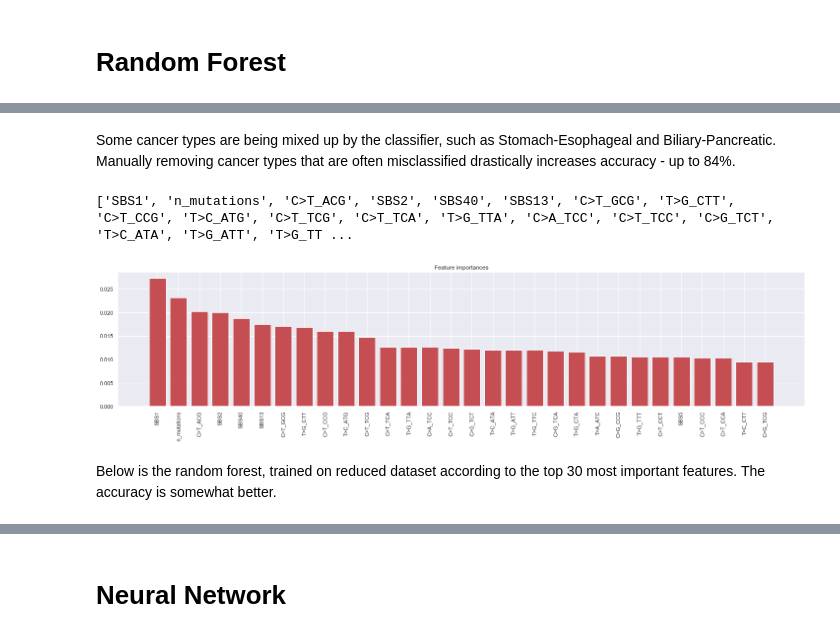
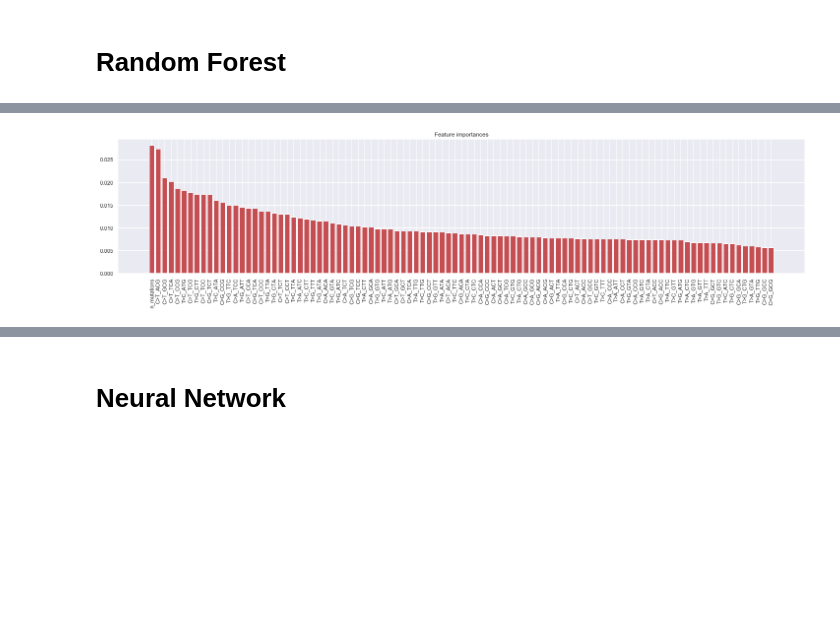
Before and after one commit to dovydask/MLMB-project, a Jupyter notebook: group_project.ipynb, the cells around one changed output, grey strips where cells are left out. Drawn from its saved outputs; the diff is of its cells as text; code cells hidden in the pictures; blank space fills up the shorter version.

```diff
--- a/group_project.ipynb
+++ b/group_project.ipynb
@@ -76,6 +76,8 @@ PCAWG_wgs_act.head(2)
 2 rows × 68 columns
 # %%
 nonPCAWG_wgs_mut = pd.read_csv ("./project_data/catalogs/WGS/WGS_Other.96.csv")
+# fix labels so that it's consistent with PCAWG_wgs_mut's
+nonPCAWG_wgs_mut.columns = [i if "AdenoCa" not in i else i.replace("AdenoCa", "AdenoCA") for i in nonPCAWG_wgs_mut.columns]
 nonPCAWG_wgs_mut.head(2)
 print(set([s.split('::')[0].split('-')[-1] for s in nonPCAWG_wgs_mut.columns[2:]]))
 # %% [output]
@@ -425,11 +436,10 @@ Below is a Random forest implementation using combined PCAWG and non-PCAWG mutat
 # %%
-d1 = construct_dataset(PCAWG_wgs_mut, subtypes=False, sample_cutoff=0)
-d2 = construct_dataset(nonPCAWG_wgs_mut, subtypes=False, sample_cutoff=0)
+d1 = construct_dataset(PCAWG_wgs_mut, subtypes=False, six_channels=False, sample_cutoff=10)
+d2 = construct_dataset(nonPCAWG_wgs_mut, subtypes=False, six_channels=False, sample_cutoff=10)
 data_rf = pd.concat([d1, d2])
 data_rf = data_rf.drop("ALL")
 data_rf = data_rf.rename(index = {"Ewings": "Sarcoma"})
-data_rf = data_rf.rename(index = {"AML": "Myeloid"})
-data_rf = data_rf.drop(manual_drop(data_rf.index.values, 10))
+data_nn = data_nn.rename(index = {"AML": "Myeloid"})
 data_rf = data_rf.sort_index()
 
 train_rf_x, test_rf_x, train_rf_y, test_rf_y, y_labels = prepare_rf_data(data_rf)
@@ -447,13 +454,0 @@ Adding signatures slightly increases accuracy, but similar misclassification pat
-# %%
-d1 = construct_dataset(PCAWG_wgs_mut, PCAWG_wgs_act, subtypes=False, sample_cutoff=0)
-d2 = construct_dataset(nonPCAWG_wgs_mut, nonPCAWG_wgs_act, subtypes=False, sample_cutoff=0)
-data_rf = pd.concat([d1, d2])
-data_rf = data_rf.drop("ALL")
-data_rf = data_rf.rename(index = {"Ewings": "Sarcoma"})
-data_rf = data_rf.rename(index = {"AML": "Myeloid"})
-data_rf = data_rf.drop(manual_drop(data_rf.index.values, 10))
-data_rf = data_rf.drop("Accuracy", axis=1)
-data_rf = data_rf.sort_index()
-
-train_rf_x, test_rf_x, train_rf_y, test_rf_y, y_labels = prepare_rf_data(data_rf)
-rf = random_forest(train_rf_x, test_rf_x, train_rf_y, test_rf_y, y_labels)
@@ -469,12 +454,0 @@ Increasing minimal sample numbers per cancer type removes some problematic cance
-# %%
-d1 = construct_dataset(PCAWG_wgs_mut, PCAWG_wgs_act, subtypes=False, sample_cutoff=0)
-d2 = construct_dataset(nonPCAWG_wgs_mut, nonPCAWG_wgs_act, subtypes=False, sample_cutoff=0)
-data_rf = pd.concat([d1, d2])
-data_rf = data_rf.rename(index = {"Ewings": "Sarcoma"})
-data_rf = data_rf.rename(index = {"AML": "Myeloid"})
-data_rf = data_rf.drop(manual_drop(data_rf.index.values, 50))
-data_rf = data_rf.drop("Accuracy", axis=1)
-data_rf = data_rf.sort_index()
-
-train_rf_x, test_rf_x, train_rf_y, test_rf_y, y_labels = prepare_rf_data(data_rf)
-rf = random_forest(train_rf_x, test_rf_x, train_rf_y, test_rf_y, y_labels)
@@ -488,16 +455,10 @@ Root Mean Squared Error: 4.097414875779597
-# %% [markdown]
-Some cancer types are being mixed up by the classifier, such as Stomach-Esophageal and Biliary-Pancreatic. Manually removing cancer types that are often misclassified drastically increases accuracy - up to 84%.
 # %%
 importances = rf.feature_importances_
-indices = np.argsort(importances)[::-1][:30]
-print(list(data_rf.columns[indices]))
+indices = np.argsort(importances)[::-1]
 plt.figure(figsize=(25,5))
 plt.title("Feature importances")
-plt.bar(range(30), importances[indices], color="r", align="center")
-plt.xticks(range(30), data_rf.columns[indices], rotation=90)
+plt.bar(range(importances.shape[0]), importances[indices], color="r", align="center")
+plt.xticks(range(importances.shape[0]), data_rf.columns[indices], rotation=90)
 plt.show()
 # %% [output]
-['SBS1', 'n_mutations', 'C>T_ACG', 'SBS2', 'SBS40', 'SBS13', 'C>T_GCG', 'T>G_CTT', 'C>T_CCG', 'T>C_ATG', 'C>T_TCG', 'C>T_TCA', 'T>G_TTA', 'C>A_TCC', 'C>T_TCC', 'C>G_TCT', 'T>C_ATA', 'T>G_ATT', 'T>G_TT ...
-[figure, old version]
+[figure, new version]
-# %% [markdown]
-Below is the random forest, trained on reduced dataset according to the top 30 most important features. The accuracy is somewhat better.
```
Also changed, not shown: parts of 39 cells of this notebook.
